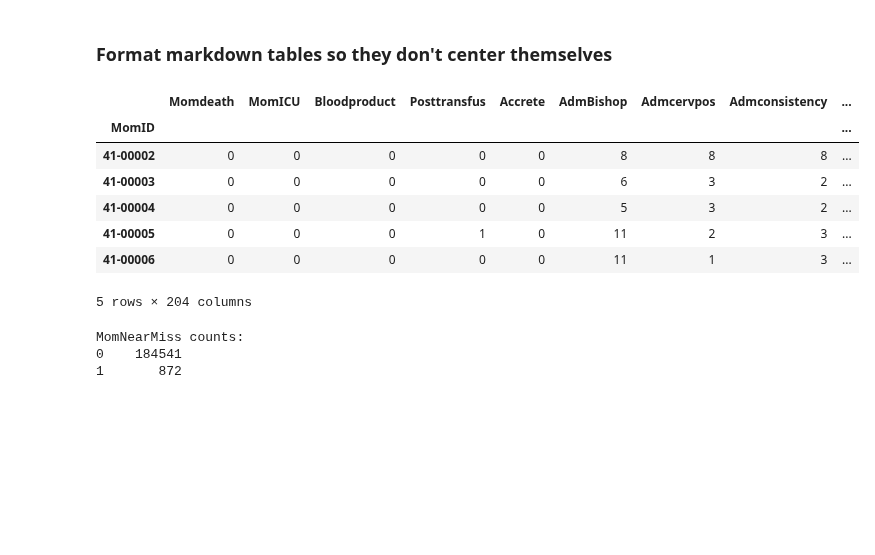
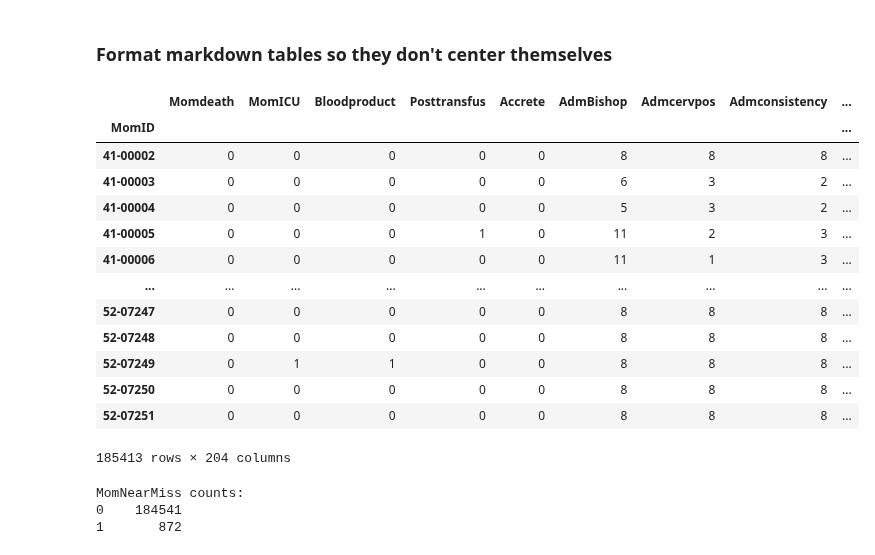
Before and after one commit to lhncbc/MFM_bopf, a Jupyter notebook: src/CSL_create_fields.ipynb, the cells around one changed output. Cells and saved outputs as stored; diff of their text form; code cells hidden in the pictures; blank space fills up the shorter version.

```diff
--- a/src/CSL_create_fields.ipynb
+++ b/src/CSL_create_fields.ipynb
@@ -20,16 +20,22 @@ os.chdir('/MFMDatasets/MFM_bopf/data/csl')
 csl = pd.read_csv('CSL_d6.csv', index_col=0)
 # %%
 pd.options.display.max_columns = 30
-csl.head()
+csl
 # %% [output]
 |  | Momdeath | MomICU | Bloodproduct | Posttransfus | Accrete | AdmBishop | Admcervpos | Admconsistency | ... |
 | MomID |  |  |  |  |  |  |  |  | ... |
 | 41-00002 | 0 | 0 | 0 | 0 | 0 | 8 | 8 | 8 | ... |
 | 41-00003 | 0 | 0 | 0 | 0 | 0 | 6 | 3 | 2 | ... |
 | 41-00004 | 0 | 0 | 0 | 0 | 0 | 5 | 3 | 2 | ... |
 | 41-00005 | 0 | 0 | 0 | 1 | 0 | 11 | 2 | 3 | ... |
 | 41-00006 | 0 | 0 | 0 | 0 | 0 | 11 | 1 | 3 | ... |
+| ... | ... | ... | ... | ... | ... | ... | ... | ... | ... |
+| 52-07247 | 0 | 0 | 0 | 0 | 0 | 8 | 8 | 8 | ... |
+| 52-07248 | 0 | 0 | 0 | 0 | 0 | 8 | 8 | 8 | ... |
+| 52-07249 | 0 | 1 | 1 | 0 | 0 | 8 | 8 | 8 | ... |
+| 52-07250 | 0 | 0 | 0 | 0 | 0 | 8 | 8 | 8 | ... |
+| 52-07251 | 0 | 0 | 0 | 0 | 0 | 8 | 8 | 8 | ... |
-5 rows × 204 columns
+185413 rows × 204 columns
 # %%
 # Calculate 'MomNearMiss' by OR-ing 'Momdeath' and 'MomICU'
 csl['MomNearMiss'] = 0
```
Also changed, not shown: parts of 7 cells of this notebook.
